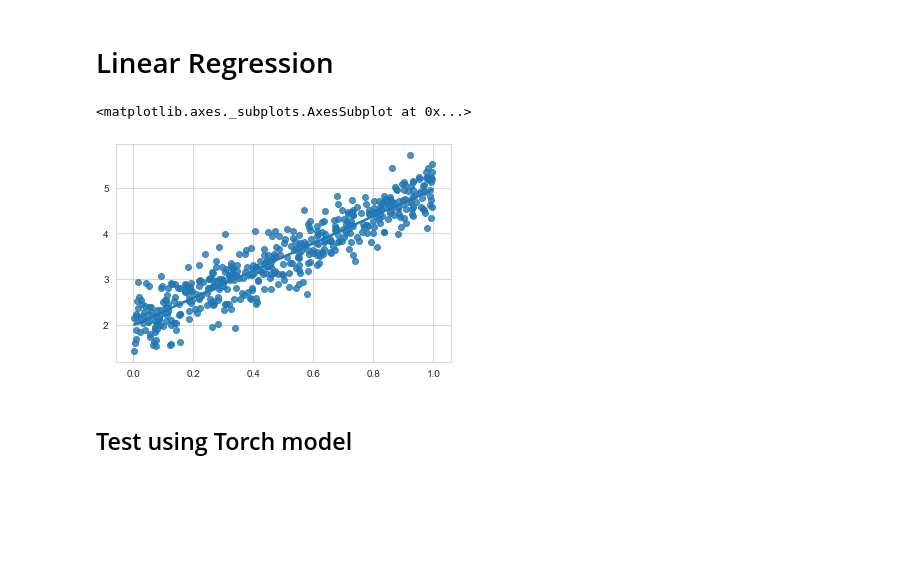
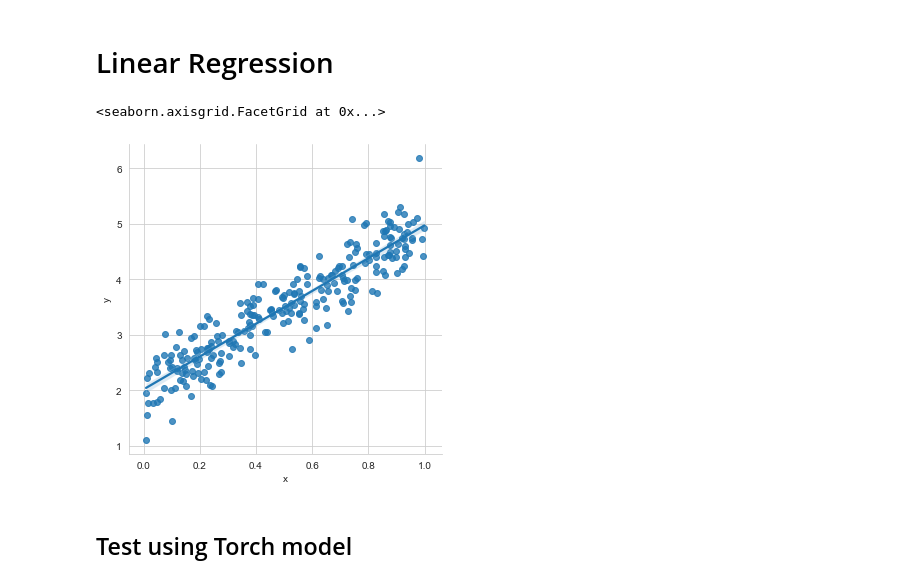
Before and after one commit to hugolmn/PyTorch-learning, a Jupyter notebook: 4. Linear Regression.ipynb, the cells around one changed output. Cells and saved outputs as stored; diff of their text form; code cells hidden in the pictures; blank space fills up the shorter version.

```diff
--- a/4. Linear Regression.ipynb
+++ b/4. Linear Regression.ipynb
@@ -22,11 +23,12 @@ noise = np.random.randn(500)/3
 
 # Final y data
 y = slope * x + intercept + noise
-# %%
-sns.regplot(x, y)
-# %% [output]
-<matplotlib.axes._subplots.AxesSubplot at 0x...>
-[figure, removed]
+# %%
+df = pd.DataFrame({'x':x, 'y':y})
+sns.lmplot('x', 'y', df)
+# %% [output]
+<seaborn.axisgrid.FacetGrid at 0x...>
+[figure, added]
 # %% [markdown]
 ## Test using Torch model
 # %%
```
Also changed, not shown: parts of 6 cells of this notebook.
